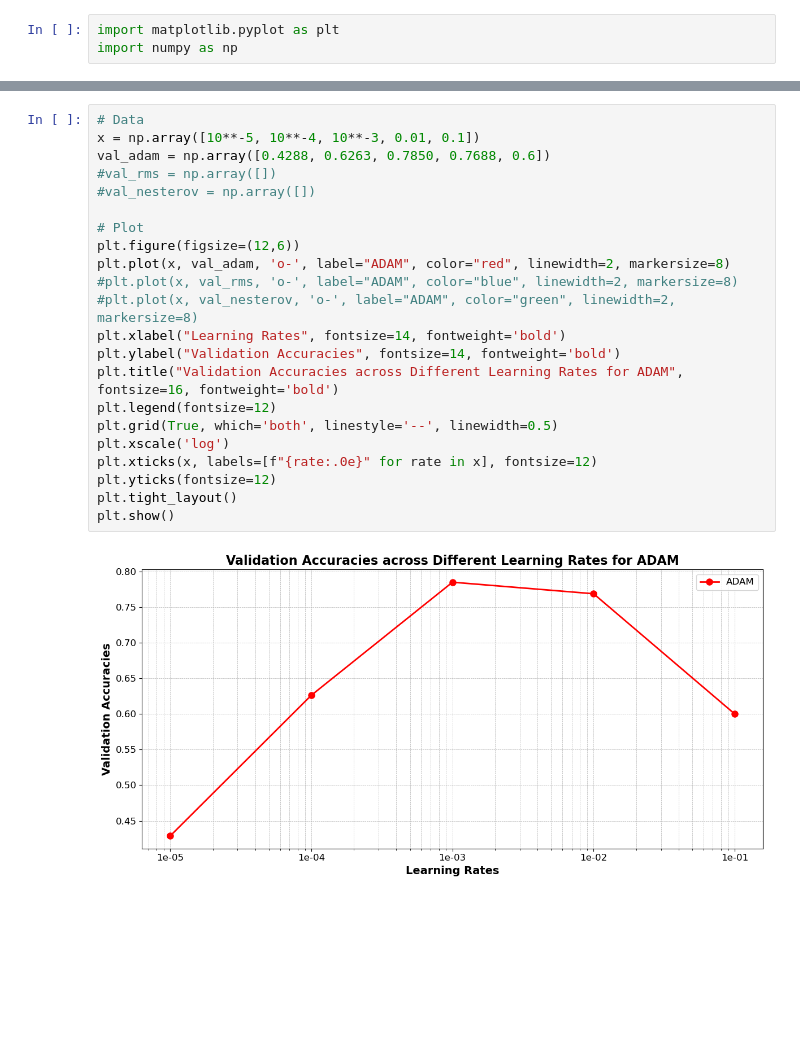
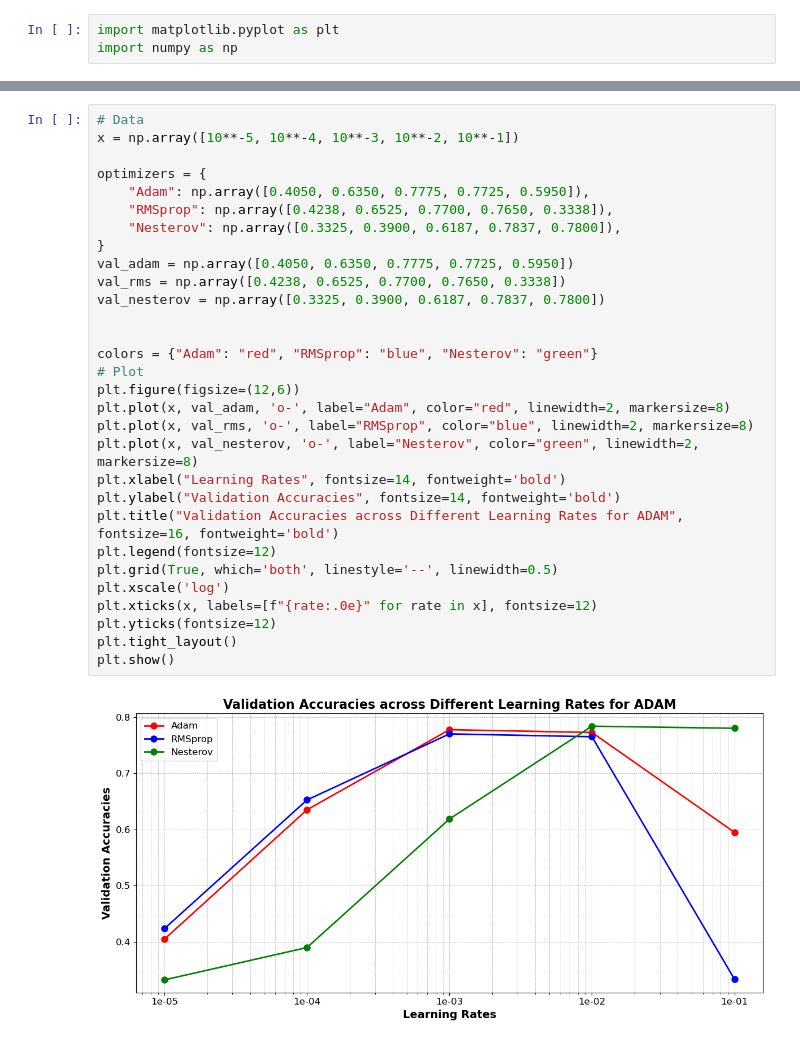
Before and after one commit to pietrobernard/LaCP-Project-2324, a Jupyter notebook: LCP B/Ex1/Vis.ipynb, the cells around one changed output, grey strips where cells are left out. Drawn from its saved outputs; the diff is of its cells as text; blank space fills up the shorter version.

```diff
--- a/LCP B/Ex1/Vis.ipynb
+++ b/LCP B/Ex1/Vis.ipynb
@@ -21,24 +4,32 @@ plt.show()
 # %%
 # Data
-x = np.array([10**-5, 10**-4, 10**-3, 0.01, 0.1])
-val_adam = np.array([0.4288, 0.6263, 0.7850, 0.7688, 0.6])
-#val_rms = np.array([])
-#val_nesterov = np.array([])
+x = np.array([10**-5, 10**-4, 10**-3, 10**-2, 10**-1])
 
+optimizers = {
+    "Adam": np.array([0.4050, 0.6350, 0.7775, 0.7725, 0.5950]),
+    "RMSprop": np.array([0.4238, 0.6525, 0.7700, 0.7650, 0.3338]),
+    "Nesterov": np.array([0.3325, 0.3900, 0.6187, 0.7837, 0.7800]),
+}
+val_adam = np.array([0.4050, 0.6350, 0.7775, 0.7725, 0.5950])
+val_rms = np.array([0.4238, 0.6525, 0.7700, 0.7650, 0.3338])
+val_nesterov = np.array([0.3325, 0.3900, 0.6187, 0.7837, 0.7800])
+
+
+colors = {"Adam": "red", "RMSprop": "blue", "Nesterov": "green"}
 # Plot
 plt.figure(figsize=(12,6))
-plt.plot(x, val_adam, 'o-', label="ADAM", color="red", linewidth=2, markersize=8)
-#plt.plot(x, val_rms, 'o-', label="ADAM", color="blue", linewidth=2, markersize=8)
-#plt.plot(x, val_nesterov, 'o-', label="ADAM", color="green", linewidth=2, markersize=8)
+plt.plot(x, val_adam, 'o-', label="Adam", color="red", linewidth=2, markersize=8)
+plt.plot(x, val_rms, 'o-', label="RMSprop", color="blue", linewidth=2, markersize=8)
+plt.plot(x, val_nesterov, 'o-', label="Nesterov", color="green", linewidth=2, markersize=8)
 plt.xlabel("Learning Rates", fontsize=14, fontweight='bold')
 plt.ylabel("Validation Accuracies", fontsize=14, fontweight='bold')
 plt.title("Validation Accuracies across Different Learning Rates for ADAM", fontsize=16, fontweight='bold')
 plt.legend(fontsize=12)
 plt.grid(True, which='both', linestyle='--', linewidth=0.5)
 plt.xscale('log')
 plt.xticks(x, labels=[f"{rate:.0e}" for rate in x], fontsize=12)
 plt.yticks(fontsize=12)
 plt.tight_layout()
 plt.show()
 # %% [output]
-[figure, old version]
+[figure, new version]
```
Also changed, not shown: parts of 2 cells of this notebook, 2 other files.
